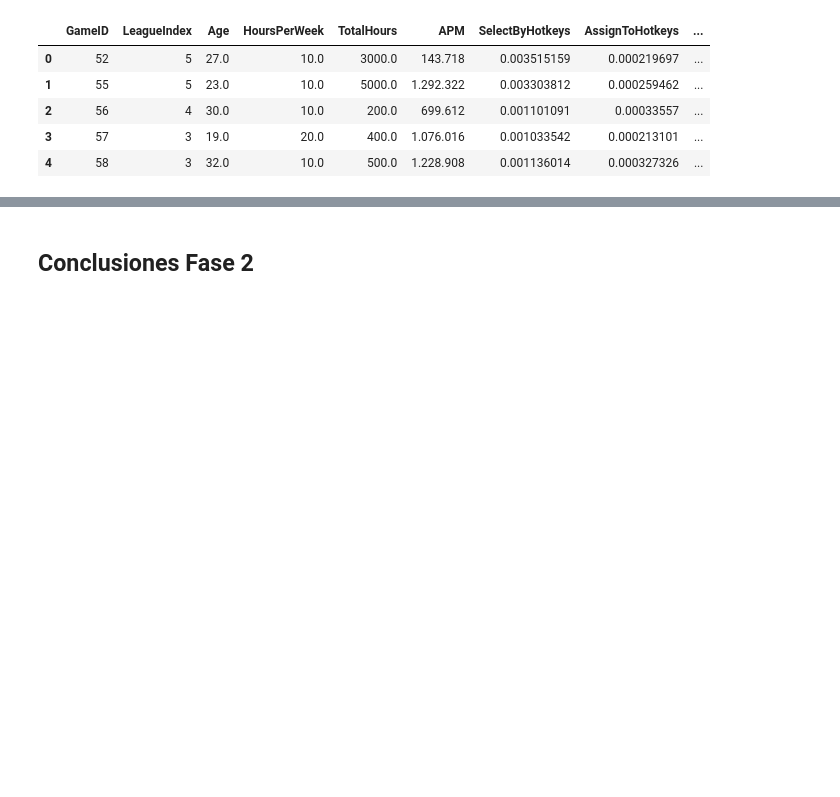
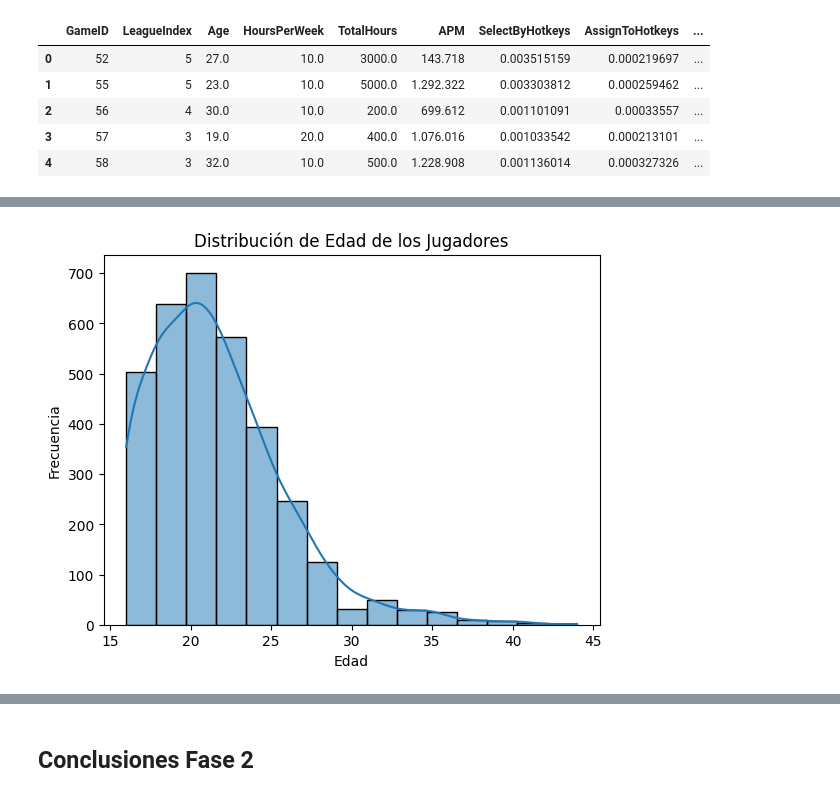
Before and after one commit to NicolasCeronM/Mineria-de-datos, a Jupyter notebook: Plantilla_Metodología_CRISP_en_Notebook.ipynb, the cells around one changed output, grey strips where cells are left out. Saved outputs shown, nothing was run; the diff lists cells and outputs as text; code cells hidden in the pictures; blank space fills up the shorter version.

```diff
--- a/Plantilla_Metodología_CRISP_en_Notebook.ipynb
+++ b/Plantilla_Metodología_CRISP_en_Notebook.ipynb
@@ -58,0 +157,8 @@ df.head()
+# %%
+sns.histplot(df["Age"], bins=15, kde=True)
+plt.title("Distribución de Edad de los Jugadores")
+plt.xlabel("Edad")
+plt.ylabel("Frecuencia")
+plt.show()
+# %% [output]
+[figure, added]
```
Also changed, not shown: parts of 16 cells of this notebook, 2 other files.
